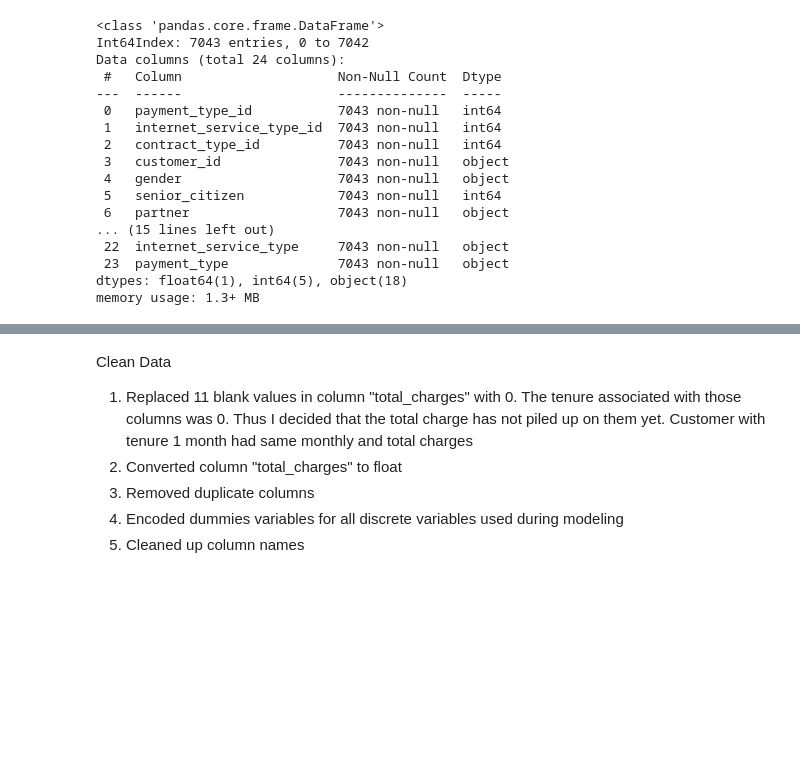
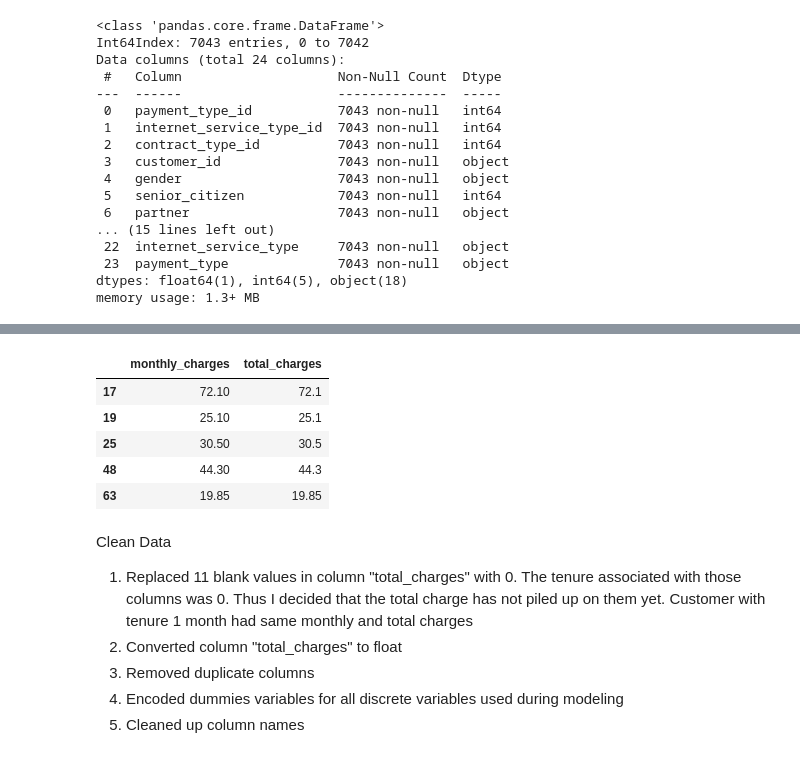
Before and after one commit to rajeshlamichhane04/Telco-classification-project, a Jupyter notebook: Final_report_Telco.ipynb, the cells around one changed output, grey strips where cells are left out. Saved outputs shown, nothing was run; the diff lists cells and outputs as text; code cells hidden in the pictures; blank space fills up the shorter version.

```diff
--- a/Final_report_Telco.ipynb
+++ b/Final_report_Telco.ipynb
@@ -117,3 +120,13 @@ Name: total_charges, Length: 6531, dtype: int64
+# %%
+#for tenure = 1 month, see what monthly charge, total charges were
+telco[telco.tenure ==1][["monthly_charges", "total_charges"]].head()
+# %% [output]
+|  | monthly_charges | total_charges |
+| 17 | 72.10 | 72.1 |
+| 19 | 25.10 | 25.1 |
+| 25 | 30.50 | 30.5 |
+| 48 | 44.30 | 44.3 |
+| 63 | 19.85 | 19.85 |
 # %% [markdown]
 Clean Data
 
```
Also changed, not shown: parts of 13 cells of this notebook.
